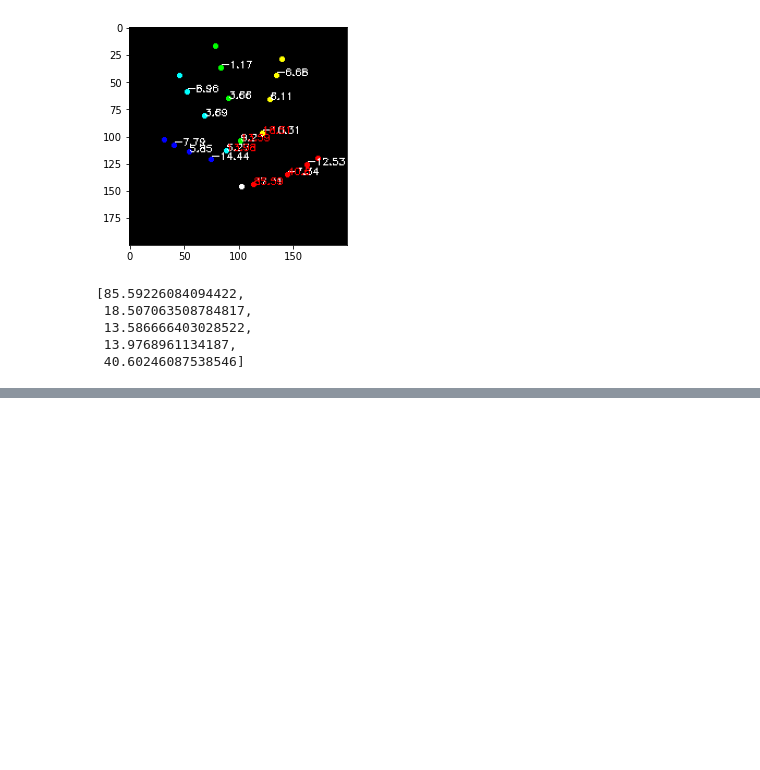
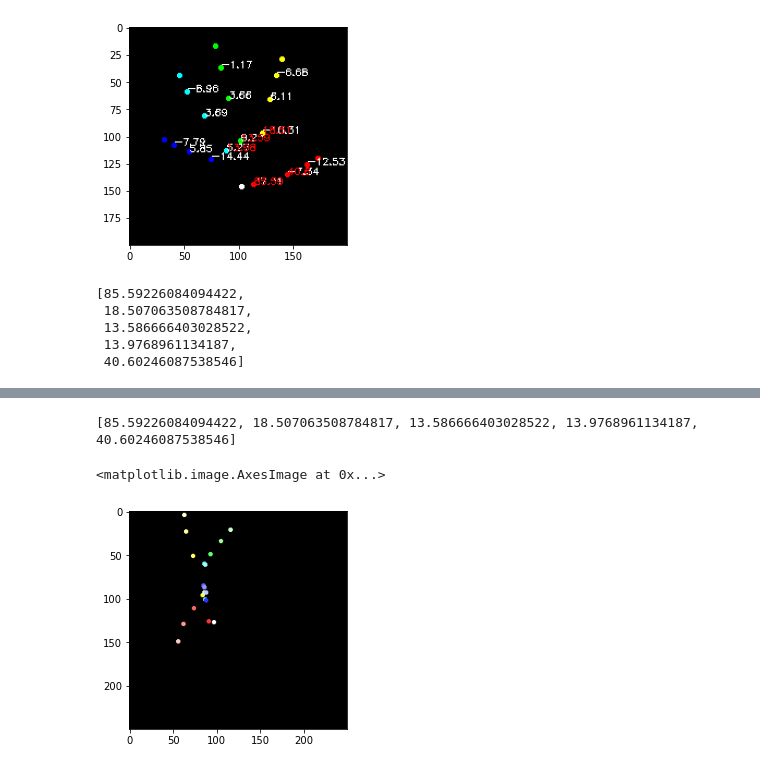
Before and after one commit to SnowWindSaveYou/LiveHandGestureUseDepthCamera, a Jupyter notebook: AnatomicalFilter.ipynb, the cells around one changed output, grey strips where cells are left out. Saved outputs shown, nothing was run; the diff lists cells and outputs as text; code cells hidden in the pictures; blank space fills up the shorter version.

```diff
--- a/AnatomicalFilter.ipynb
+++ b/AnatomicalFilter.ipynb
@@ -104,10 +104,13 @@ def get3DAngleDeg(a:np.ndarray,b:np.ndarray,axis:np.ndarray=None):
     angle = np.rad2deg(get3DCosAngle(a,b))
     if axis is not None:
         axb = np.cross(a,b)
-        axb /= np.linalg.norm(axb)
-        dirc = np.dot(axis,axb)
-        if dirc<0:
-            angle = -angle
+        if axb.nonzero() !=0:
+            axb /= np.linalg.norm(axb)
+            dirc = np.dot(axis,axb)
+            if dirc<0:
+                angle = -angle
+        else:
+            angle = 0
     return float(angle)
 
 def get3DAngleDegByPlane(vec:np.ndarray,pa:np.ndarray,pb:np.ndarray):
@@ -274,0 +314,11 @@ def constrainHand(landmark):
+# %%
+image = np.zeros((250,250,3), np.uint8)
+image = utils.display.drawResult(np.array(sample_error,np.int32),image=image,colorMap=FINGER_COLORS_CC)
+feangleList = getFlexionExtensionAngleList(sample_error)
+# image = drawAngle(image,landmark2, feangleList)
+print(aaanglelist)
+plt.imshow(image)
+# %% [output]
+[85.59226084094422, 18.507063508784817, 13.586666403028522, 13.9768961134187, 40.60246087538546]
+<matplotlib.image.AxesImage at 0x...>
+[figure, added]
```
Also changed, not shown: parts of 4 cells of this notebook, 13 other files.
